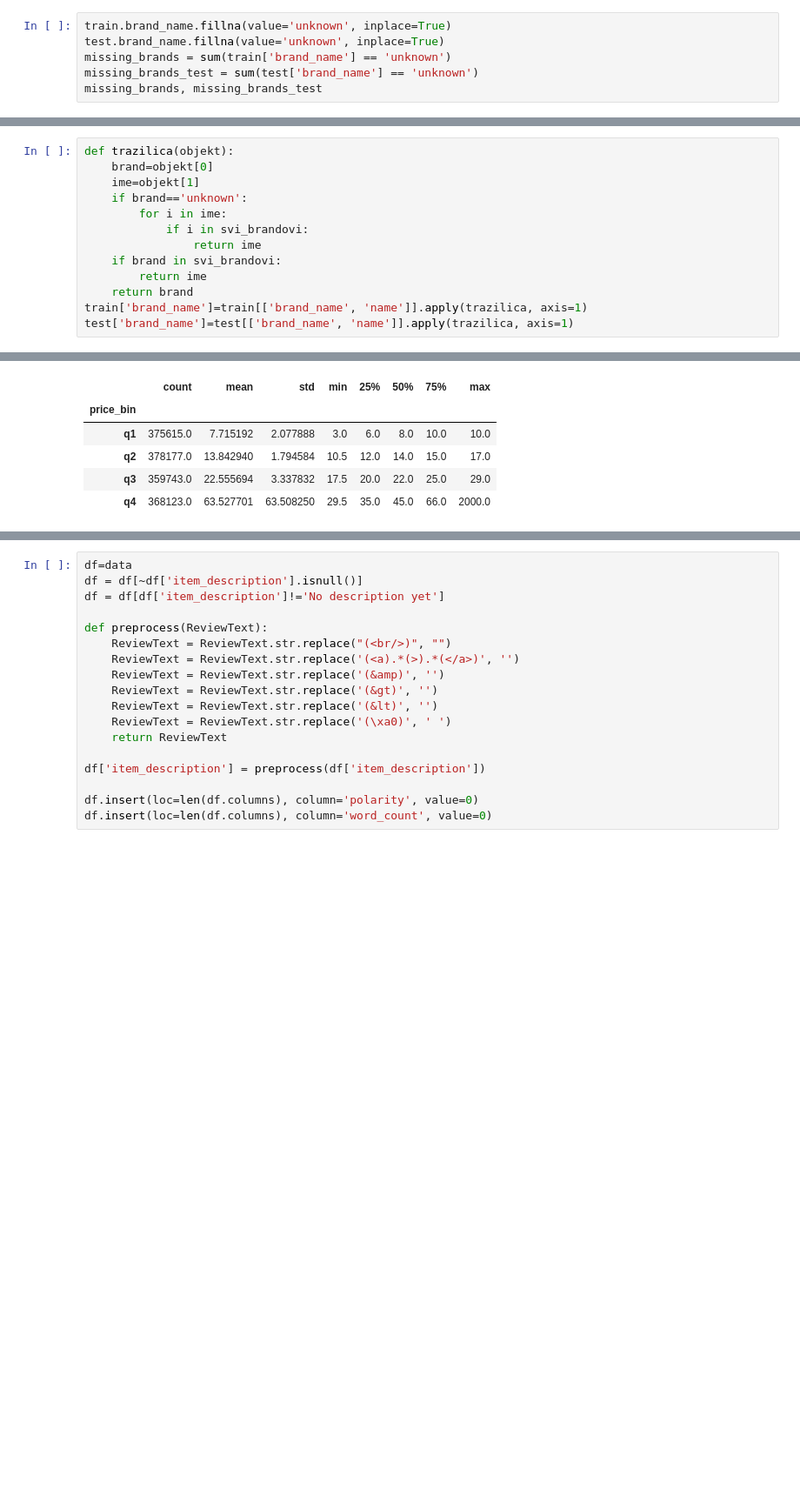
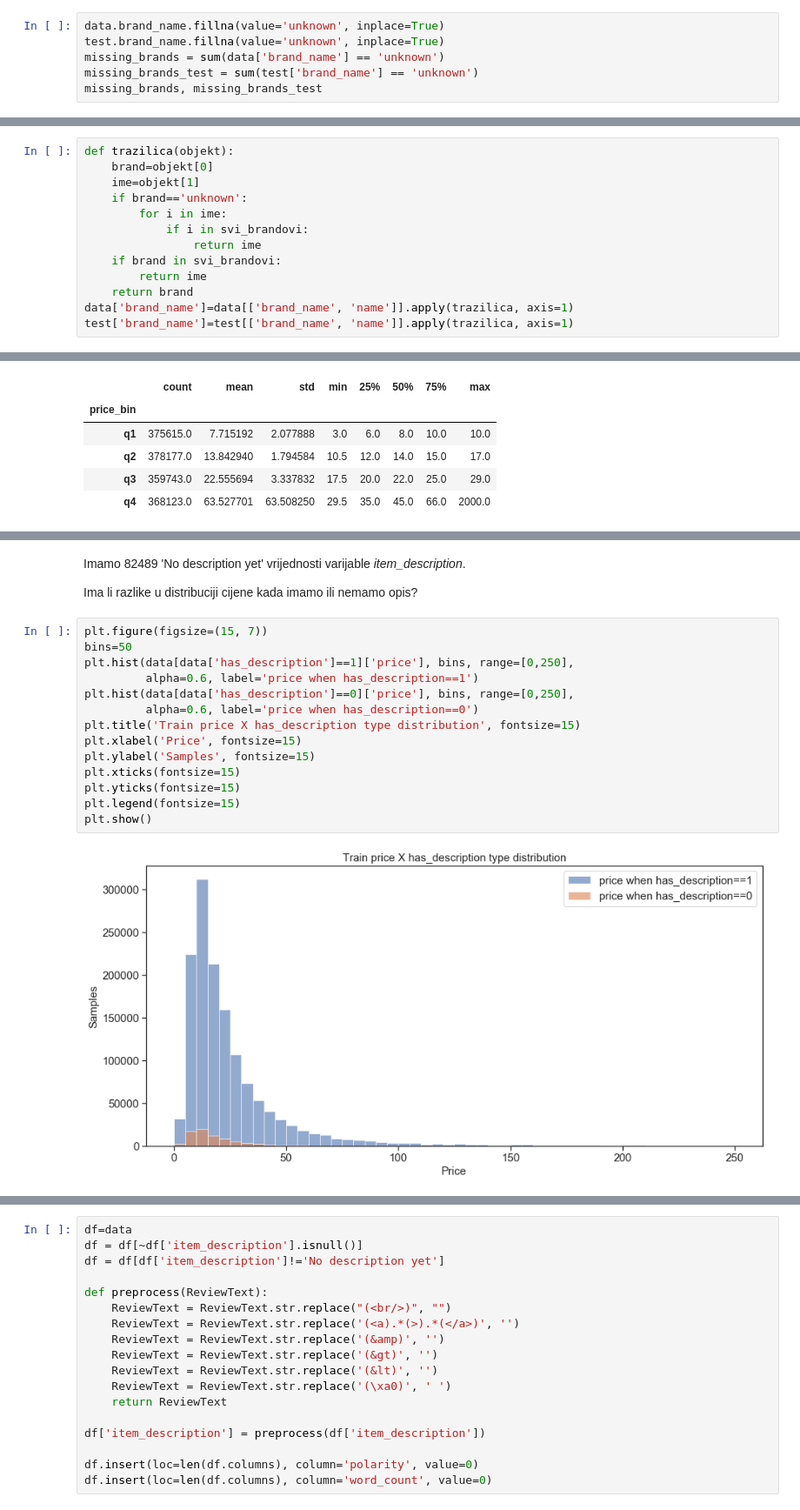
Before and after one commit to bderic1/StrojnoUcenje, a Jupyter notebook: Untitled1.ipynb, the cells around one changed output, grey strips where cells are left out. Shown at 87% size. Drawn from its saved outputs; the diff is of its cells as text; blank space fills up the shorter version.

```diff
--- a/Untitled1.ipynb
+++ b/Untitled1.ipynb
@@ -282,6 +326,6 @@ len(svi_brandovi)
 # %%
-train.brand_name.fillna(value='unknown', inplace=True)
+data.brand_name.fillna(value='unknown', inplace=True)
 test.brand_name.fillna(value='unknown', inplace=True)
-missing_brands = sum(train['brand_name'] == 'unknown')
+missing_brands = sum(data['brand_name'] == 'unknown')
 missing_brands_test = sum(test['brand_name'] == 'unknown')
 missing_brands, missing_brands_test
@@ -298,6 +344,6 @@ def trazilica(objekt):
     if brand in svi_brandovi:
         return ime
     return brand
-train['brand_name']=train[['brand_name', 'name']].apply(trazilica, axis=1)
+data['brand_name']=data[['brand_name', 'name']].apply(trazilica, axis=1)
 test['brand_name']=test[['brand_name', 'name']].apply(trazilica, axis=1)
 # %%
@@ -673,0 +671,20 @@ cats_stats['max_expected_log_price'] = (cats_stats['price_log_mean'] + cats_stat
+# %% [markdown]
+Imamo 82489 'No description yet' vrijednosti varijable *item_description*.
+
+Ima li razlike u distribuciji cijene kada imamo ili nemamo opis?
+# %%
+plt.figure(figsize=(15, 7))
+bins=50
+plt.hist(data[data['has_description']==1]['price'], bins, range=[0,250],
+         alpha=0.6, label='price when has_description==1')
+plt.hist(data[data['has_description']==0]['price'], bins, range=[0,250],
+         alpha=0.6, label='price when has_description==0')
+plt.title('Train price X has_description type distribution', fontsize=15)
+plt.xlabel('Price', fontsize=15)
+plt.ylabel('Samples', fontsize=15)
+plt.xticks(fontsize=15)
+plt.yticks(fontsize=15)
+plt.legend(fontsize=15)
+plt.show()
+# %% [output]
+[figure, added]
```
Also changed, not shown: parts of 52 cells of this notebook.
